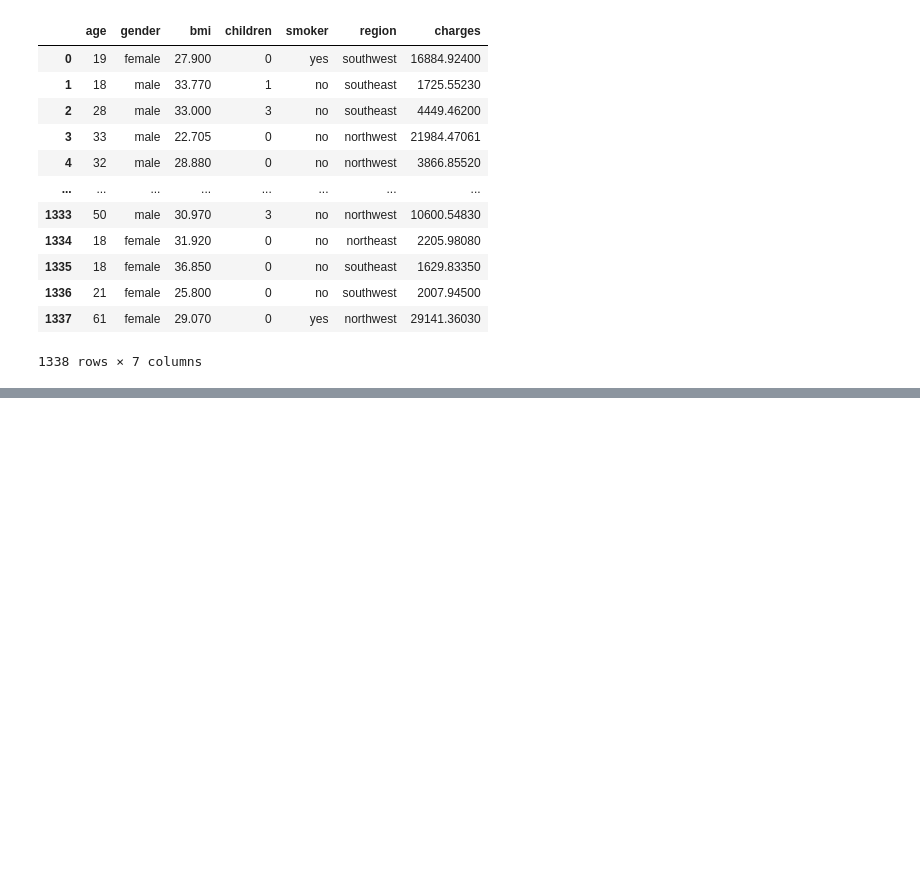
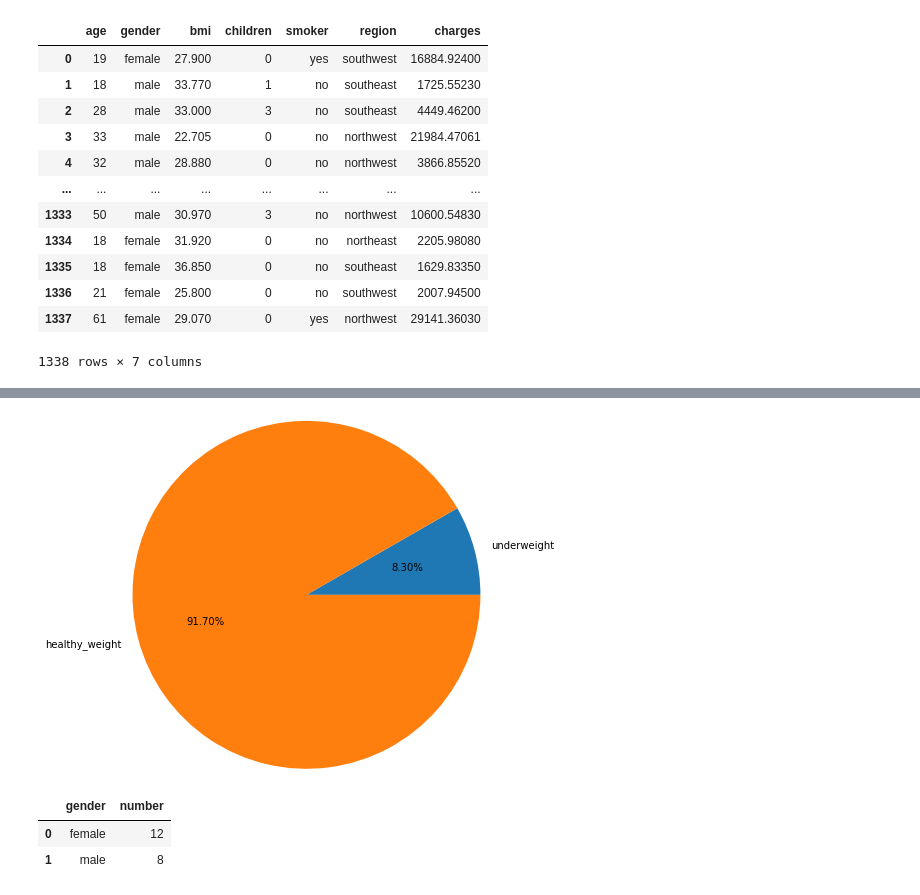
Before and after one commit to oof1718963/c192, a Jupyter notebook: C192-student-project.ipynb, the cells around one changed output, grey strips where cells are left out. Cells and saved outputs as stored; diff of their text form; code cells hidden in the pictures; blank space fills up the shorter version.

```diff
--- a/C192-student-project.ipynb
+++ b/C192-student-project.ipynb
@@ -47,0 +70,16 @@ df
+# %%
+import pandas as pd
+import matplotlib .pyplot as plt
+
+dataframe = pd.read_csv("bmi.csv")
+df = dataframe.dropna()
+bmi = df['bmi']
+df
+
+#Task 2
+#How many people have normal weight and create a dataframe out of it
+healthy_weight_dataframe = df.loc[(bmi > 18.5) & (bmi < 24.9)]['gender'].reset_index(name='gender')
+print(healthy_weight_dataframe)
+
+healthy_weight_count = healthy_weight_dataframe['index'].count()
+print(healthy_weight_count)
@@ -48 +102,36 @@ df
+# %%
+import pandas as pd
+import matplotlib .pyplot as plt
+
+dataframe = pd.read_csv("bmi.csv")
+df = dataframe.dropna()
+bmi = df['bmi']
+df
+
+#Task 3
+#Plot a pie chart as per the percentage of male and female who are underweight, and healthy.
+
+value = [underweight_count,healthy_weight_count]
+label = ["underweight","healthy_weight"]
+plt.pie(value,labels=label, autopct='%0.2f%%', radius=2)
+plt.show()
+# %% [output]
+[figure, added]
+# %%
+import pandas as pd
+import matplotlib .pyplot as plt
+
+dataframe = pd.read_csv("bmi.csv")
+df = dataframe.dropna()
+bmi = df['bmi']
+df
+
+#Task 4
+#Group by the gender from underweight dataframe
+group_underweight = underweight_dataframe.groupby('gender')['gender'].count().reset_index(name='number')
+group_underweight
+# %% [output]
+|  | gender | number |
+| 0 | female | 12 |
+| 1 | male | 8 |
 # %%
```
Also changed, not shown: parts of 9 cells of this notebook.
